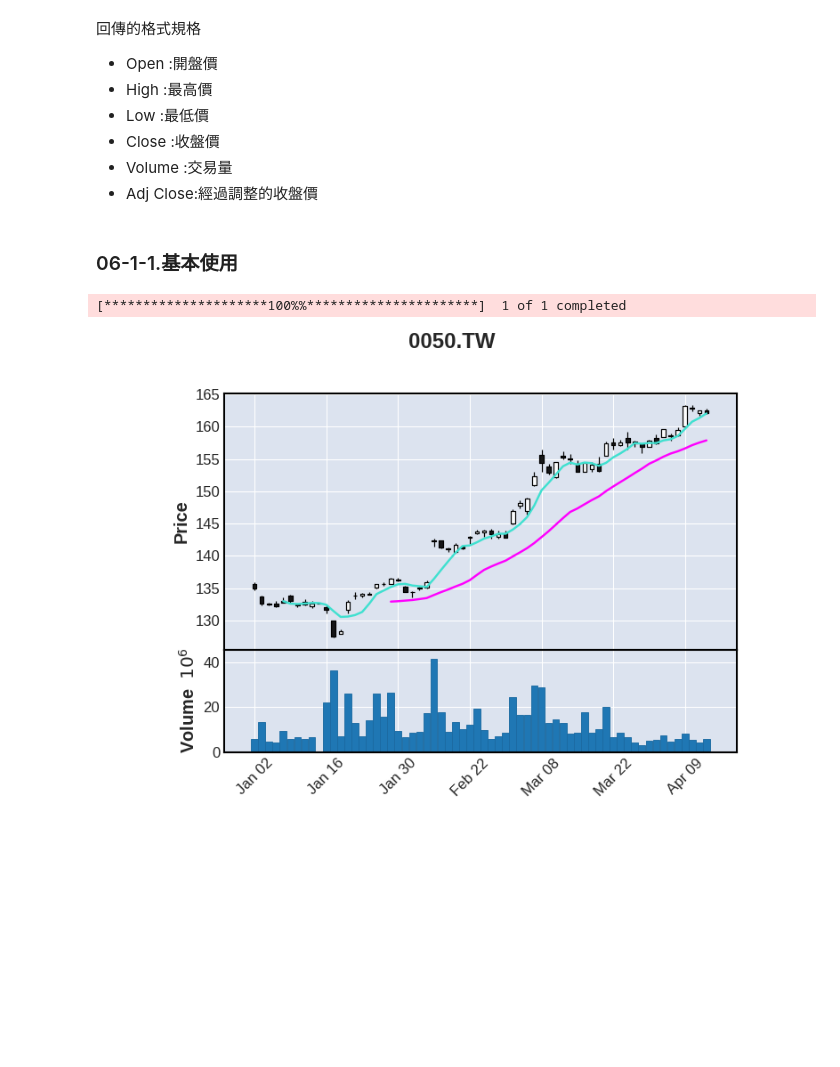
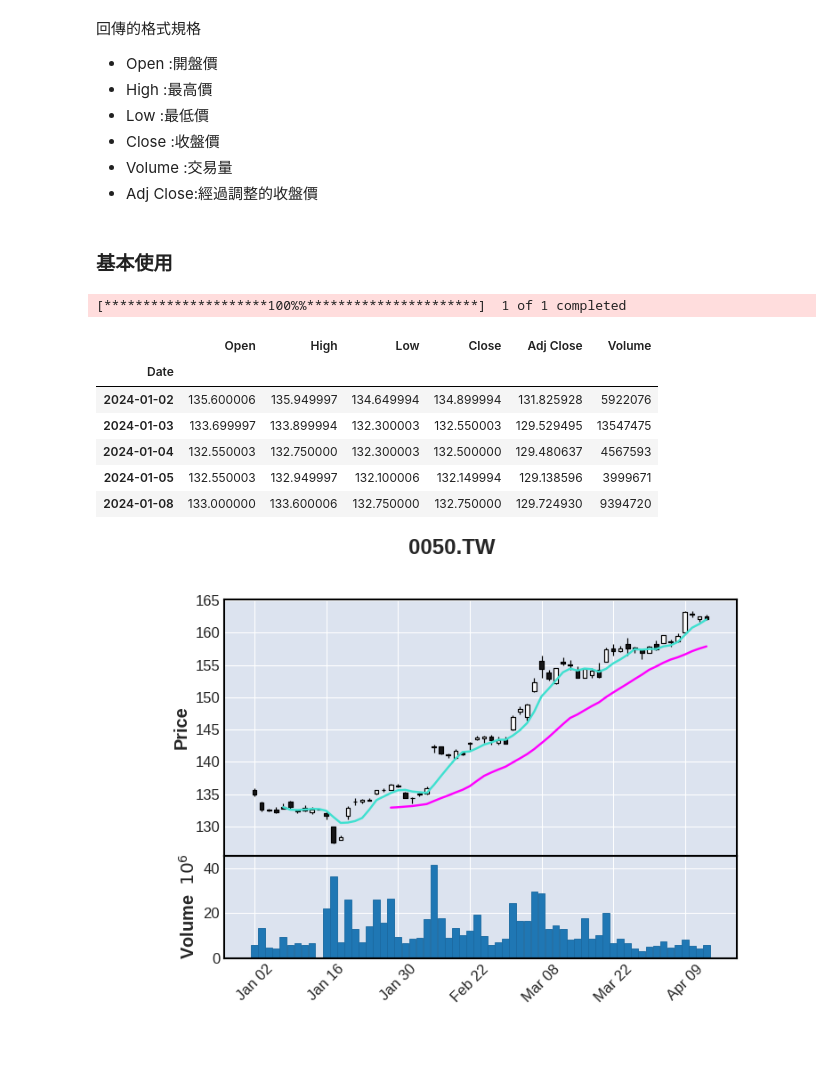
Before and after one commit to willismax/MediaSystem-Python-Course, a Jupyter notebook: 01.Intro-Python/Python資料分析應用_股票分析入門.ipynb, the cells around one changed output. Saved outputs shown, nothing was run; the diff lists cells and outputs as text; code cells hidden in the pictures; blank space fills up the shorter version.

```diff
--- a/01.Intro-Python/Python資料分析應用_股票分析入門.ipynb
+++ b/01.Intro-Python/Python資料分析應用_股票分析入門.ipynb
@@ -16,7 +16,7 @@
 - Volume   :交易量
 - Adj Close:經過調整的收盤價
 # %% [markdown]
-### 06-1-1.基本使用
+### 基本使用
 # %%
 !pip install yfinance
 # %%
@@ -30,7 +30,15 @@ df = yf.download('0050.tw',start,end)
 # %% [output]
 [*********************100%%**********************]  1 of 1 completed
 # %%
-df
+df.head()
+# %% [output]
+|  | Open | High | Low | Close | Adj Close | Volume |
+| Date |  |  |  |  |  |  |
+| 2024-01-02 | 135.600006 | 135.949997 | 134.649994 | 134.899994 | 131.825928 | 5922076 |
+| 2024-01-03 | 133.699997 | 133.899994 | 132.300003 | 132.550003 | 129.529495 | 13547475 |
+| 2024-01-04 | 132.550003 | 132.750000 | 132.300003 | 132.500000 | 129.480637 | 4567593 |
+| 2024-01-05 | 132.550003 | 132.949997 | 132.100006 | 132.149994 | 129.138596 | 3999671 |
+| 2024-01-08 | 133.000000 | 133.600006 | 132.750000 | 132.750000 | 129.724930 | 9394720 |
 # %%
 import mplfinance as mpf
 
```
Also changed, not shown: parts of 39 cells of this notebook.
